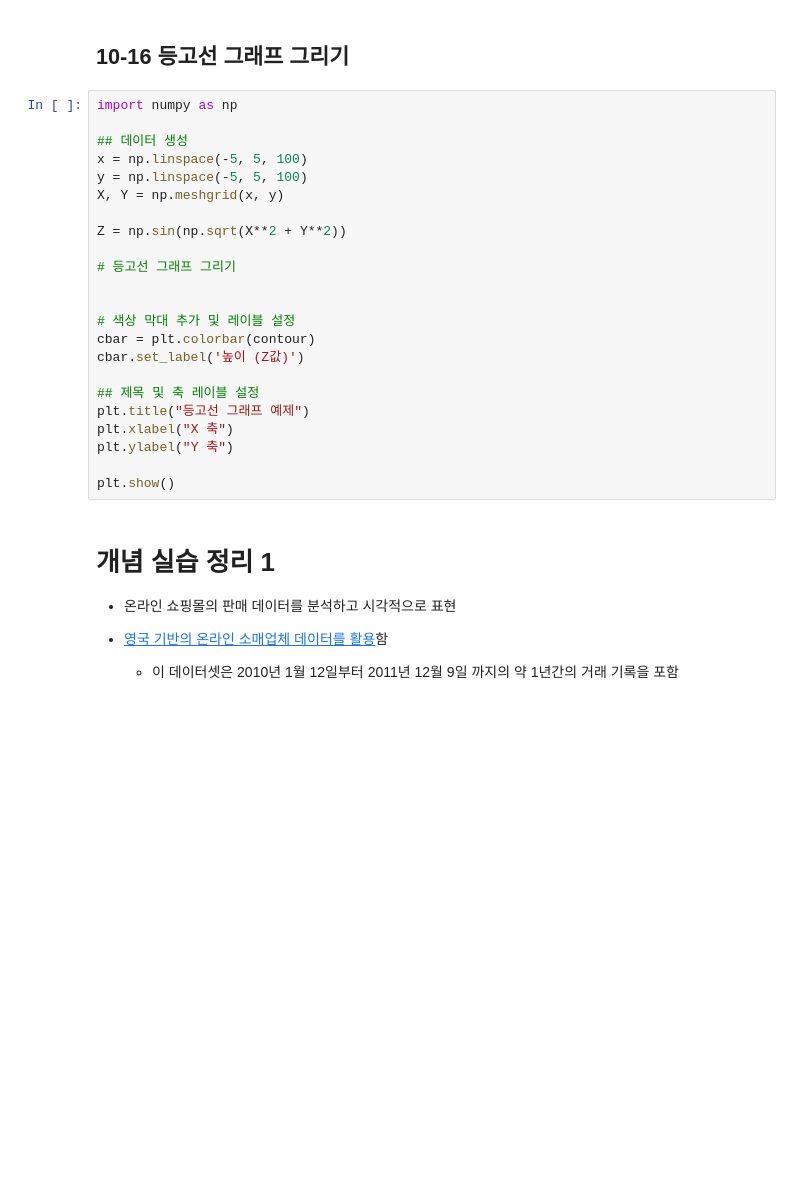
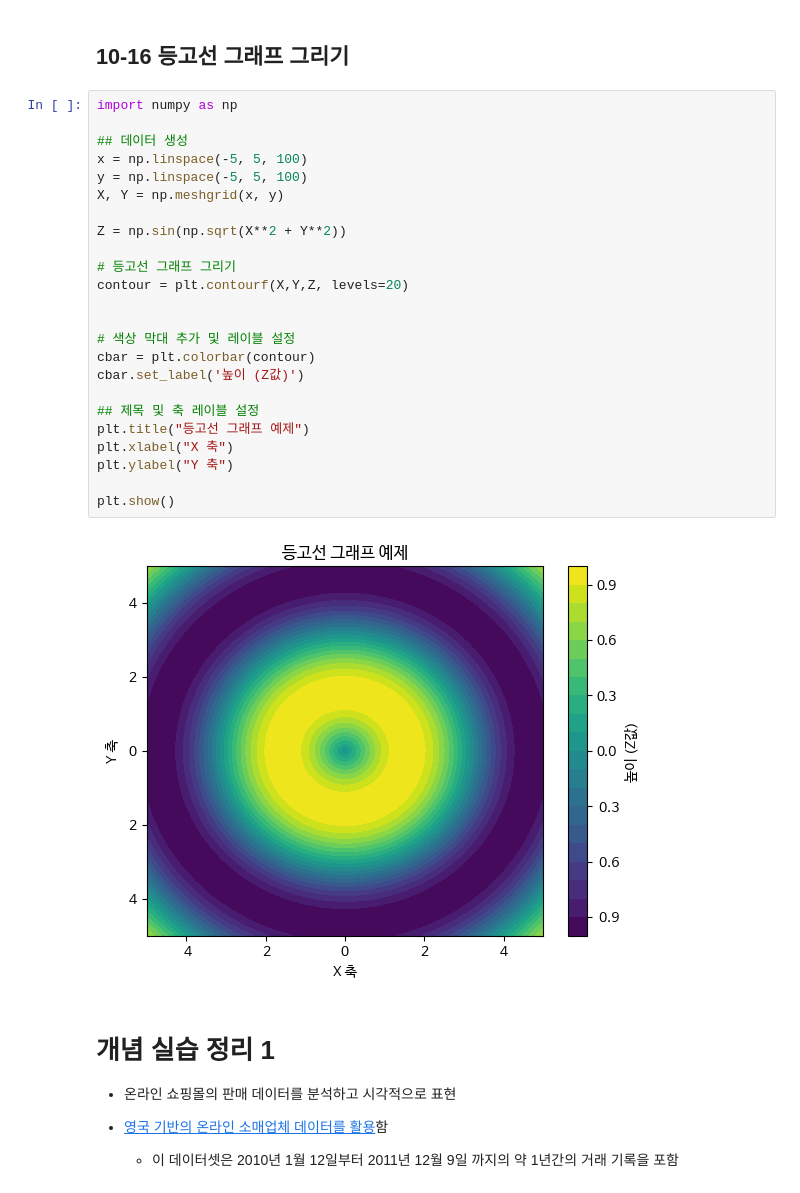
Before and after one commit to MinhoKang/Data-Analysis-with-Open-Source, a Jupyter notebook: 오픈소스_데이터_분석_10강.ipynb, the cells around one changed output. Drawn from its saved outputs; the diff is of its cells as text; blank space fills up the shorter version.

```diff
--- a/오픈소스_데이터_분석_10강.ipynb
+++ b/오픈소스_데이터_분석_10강.ipynb
@@ -416,26 +421,29 @@ plt.show()
 # %%
 import numpy as np
 
 ## 데이터 생성
 x = np.linspace(-5, 5, 100)
 y = np.linspace(-5, 5, 100)
 X, Y = np.meshgrid(x, y)
 
 Z = np.sin(np.sqrt(X**2 + Y**2))
 
 # 등고선 그래프 그리기
+contour = plt.contourf(X,Y,Z, levels=20)
 
 
 # 색상 막대 추가 및 레이블 설정
 cbar = plt.colorbar(contour)
 cbar.set_label('높이 (Z값)')
 
 ## 제목 및 축 레이블 설정
 plt.title("등고선 그래프 예제")
 plt.xlabel("X 축")
 plt.ylabel("Y 축")
 
 plt.show()
+# %% [output]
+[figure, added]
 # %% [markdown]
 # 개념 실습 정리 1
 
```
Also changed, not shown: parts of 3 cells of this notebook.
